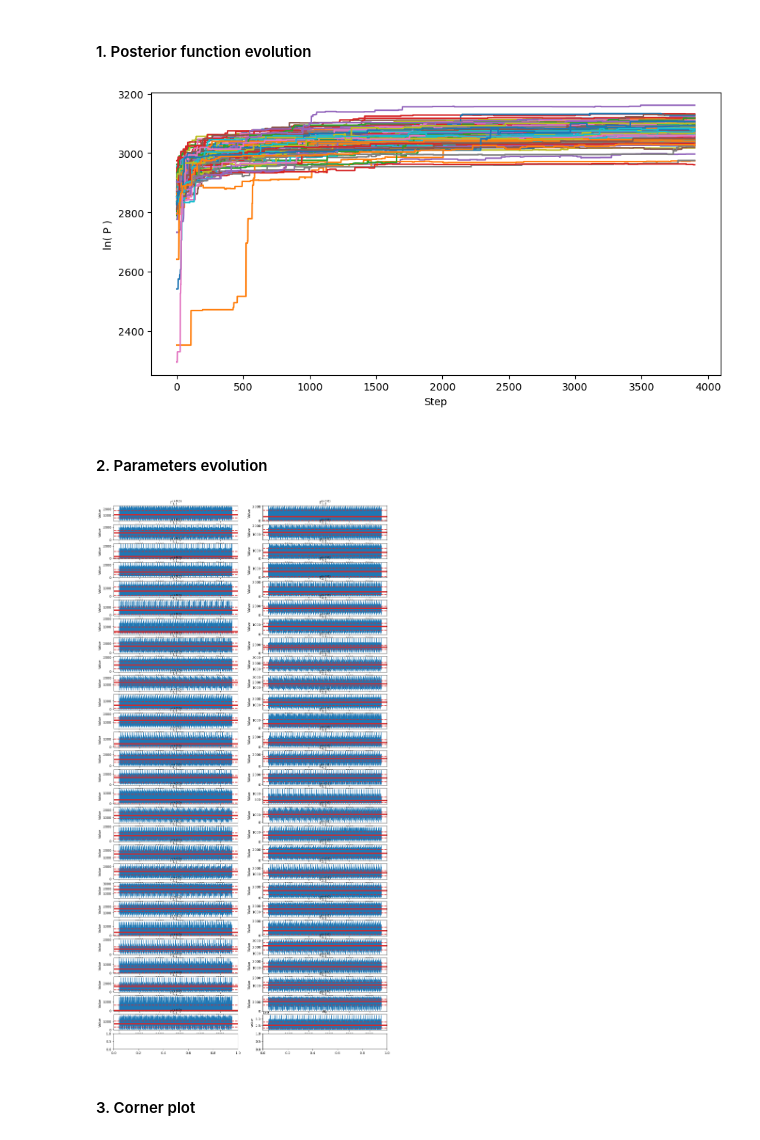
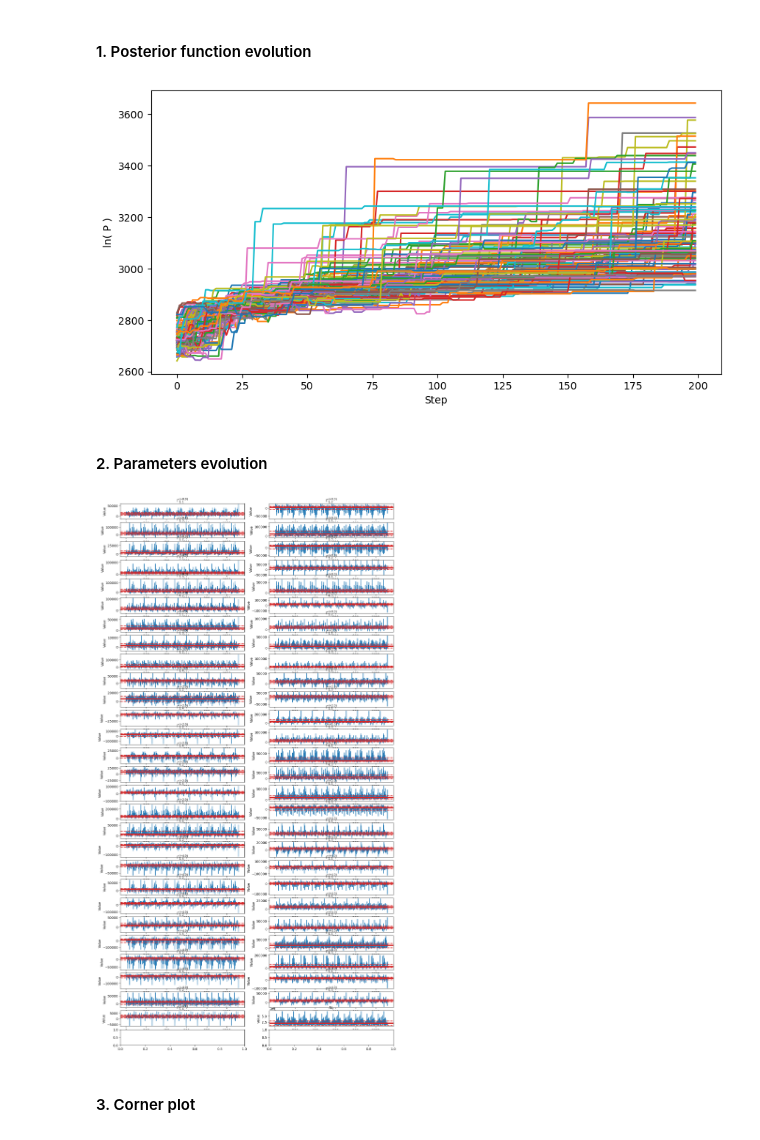
Before and after one commit to luozf14/ThickTargetYieldFitting, a Jupyter notebook: inte_total.ipynb, the cells around one changed output. Saved outputs shown, nothing was run; the diff lists cells and outputs as text; code cells hidden in the pictures.

```diff
--- a/inte_total.ipynb
+++ b/inte_total.ipynb
@@ -142,8 +142,8 @@ Text(0, 0.5, 'Yields (arb. units)')
 
 priors = []
 for i in range(len(theta0)-1):
-    priors.append(stats.uniform(0,1E6))
-    # priors.append(stats.norm(theta0[i], theta0_mask[i]))
+    # priors.append(stats.uniform(0,1E6))
+    priors.append(stats.norm(theta0[i], theta0_mask[i]))
 priors.append(stats.uniform(1E9,1E11))
 
 # mask = np.array([0.8, 0.8, 0.8, 0.8, 0.8, 0.8, 0.8]) # Widths of the Gaussians can be different.
@@ -331,7 +331,7 @@ for i in range(nw):
 backend = emcee.backends.HDFBackend("chain.h5")
 backend.reset(nw, nd)
 
-nsteps = 4000  # How many saved steps should each walker make?
+nsteps = 200  # How many saved steps should each walker make?
 nthin = 1  # How often should the walkr save a step? n_total = nsteps * nthin
 nprocs = nw  # How many Python processes do you want to allocate?
 
@@ -350,7 +350,7 @@ with Pool(processes=24) as pool:
 # Plot the probability
 fig, ax = plt.subplots(1, 1, figsize=(10, 5))
 
-lnp = backend.get_log_prob(discard=100)
+lnp = backend.get_log_prob(discard=0)
 ax.plot(lnp)
 
 ax.set_xlabel('Step')
@@ -358,45 +358,45 @@ ax.set_ylabel('ln( P )')
 
 plt.show()
 # %% [output]
-[figure, old version]
+[figure, new version]
 # %% [markdown]
 #### 2. Parameters evolution
 # %%
 # Get the samples
-nb=3950 # discard the first nb samples
+nb=190 # discard the first nb samples
 flat_samples = sampler.get_chain(flat=True, discard=nb)
 
 # Plot the parameters
 fig, ax = plt.subplots( int(nd / 2)+1, 2, figsize=( 15, 30 ) )
 
 means, lows, highs = [], [], []
 final_results = np.zeros(nd)
 for i in range( nd ):
 
         mean = np.percentile( flat_samples[:,i], 50 )
         low = np.percentile( flat_samples[:,i], 16 )
         high = np.percentile( flat_samples[:,i], 84 )
 
         ax[i//2, i%2].set_title( labels[i] )
         ax[i//2, i%2].set_xlabel( "Step" )
 
         ax[i//2, i%2].plot( flat_samples[:,i], color="tab:blue" )
         ax[i//2, i%2].axhline( mean, color="tab:red", linestyle="-", lw=4 )
         ax[i//2, i%2].axhline( low, color="tab:red", linestyle="--", lw=2 )
         ax[i//2, i%2].axhline( high, color="tab:red", linestyle="--", lw=2 )
 
         ax[i//2, i%2].set_ylabel( "Value" )
 
         means.append( mean )
         lows.append( low )
         highs.append( high )
 
 # Save parameters to file
 with open( "results/best-emcee.txt", "w" ) as f:
     for i in range( nd ):
         f.write( f"{azr.config.labels[i]}: {means[i]:.5f} + {highs[i]-means[i]:.5f} - {means[i]-lows[i]:.5f}\n" )
 # %% [output]
-[figure, old version]
+[figure, new version]
 # %% [markdown]
 #### 3. Corner plot
 # %%
```
Also changed, not shown: parts of 3 cells of this notebook, 1 other file.
